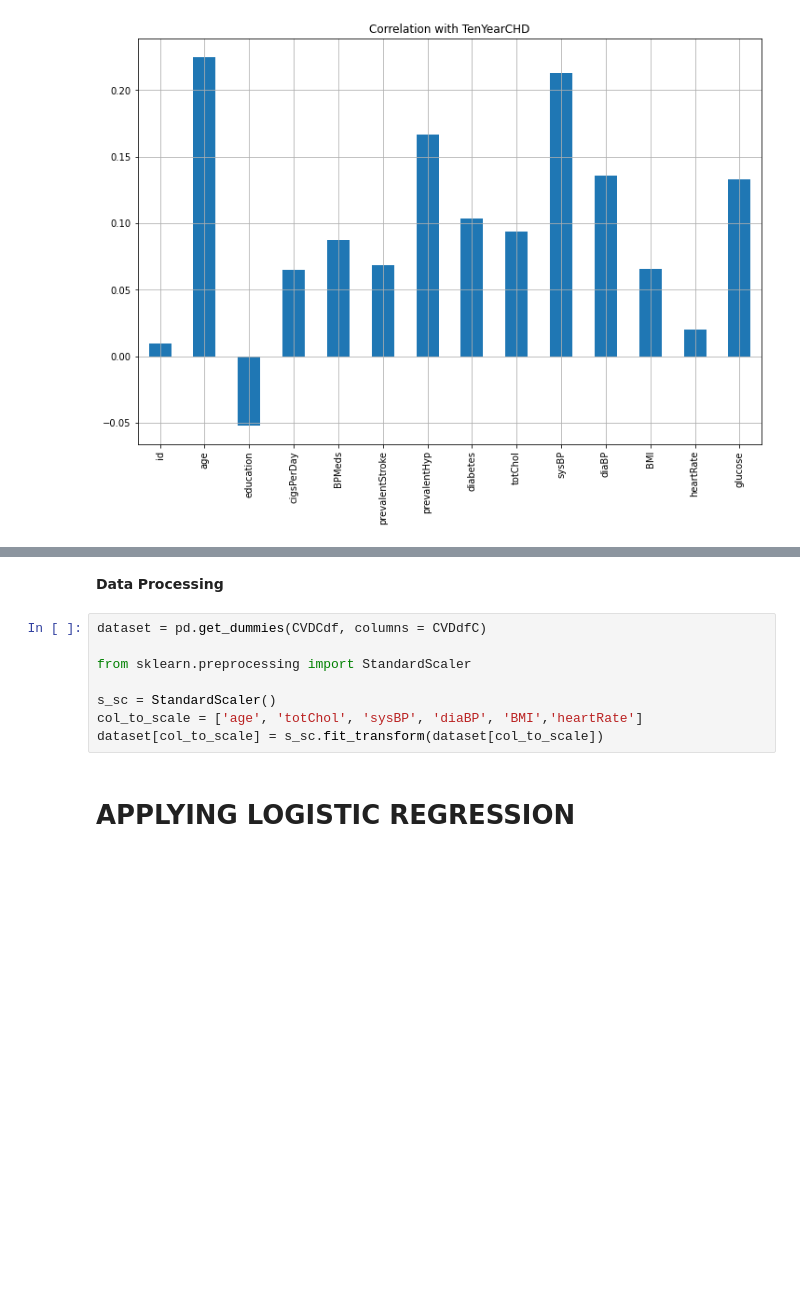
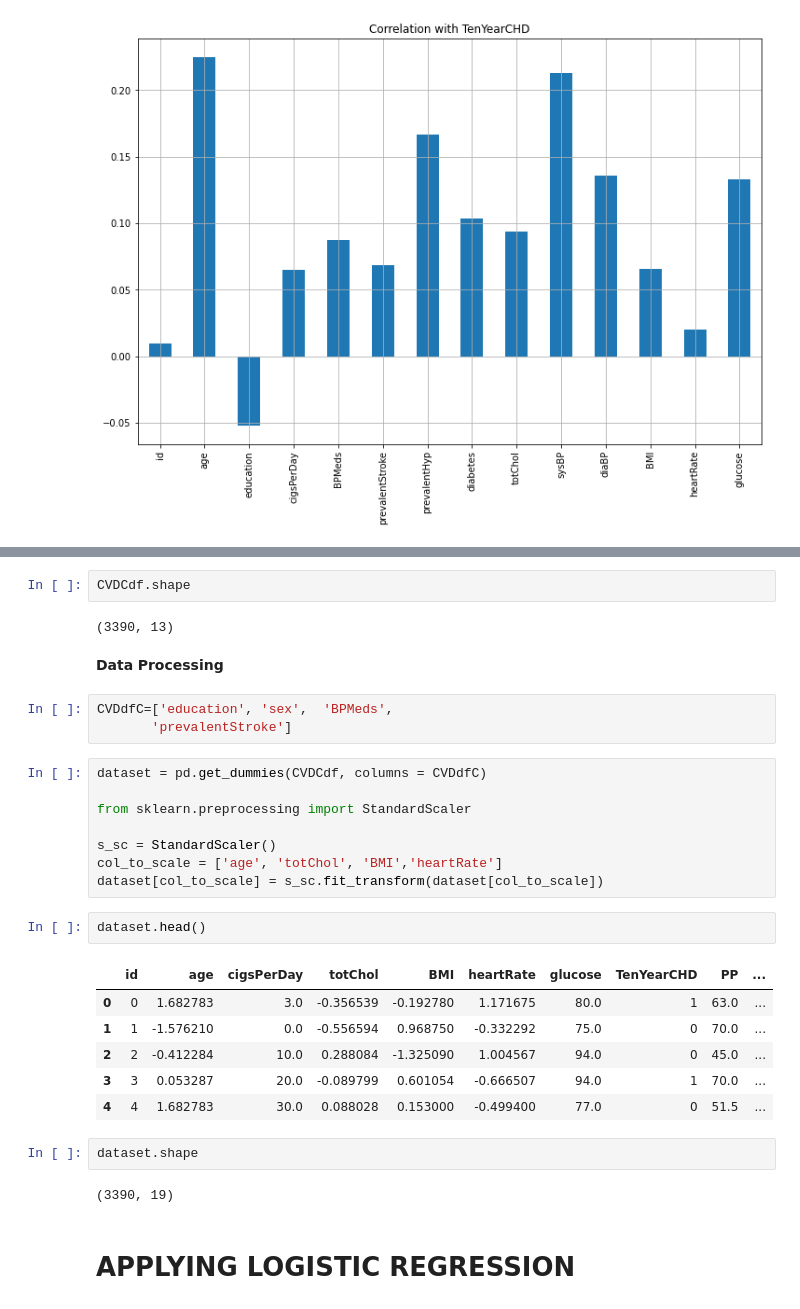
Before and after one commit to DrKamaleshR/CVD-classification, a Jupyter notebook: CVDriskclass.ipynb, the cells around one changed output, grey strips where cells are left out. Saved outputs shown, nothing was run; the diff lists cells and outputs as text; blank space fills up the shorter version.

```diff
--- a/CVDriskclass.ipynb
+++ b/CVDriskclass.ipynb
@@ -311,13 +328,33 @@ CVDCdf.drop('TenYearCHD', axis=1).corrwith(CVDCdf.TenYearCHD).plot(kind='bar', g
+# %%
+CVDCdf.shape
+# %% [output]
+(3390, 13)
 # %% [markdown]
 **Data** **Processing**
+# %%
+CVDdfC=['education', 'sex',  'BPMeds',
+       'prevalentStroke']
 # %%
 dataset = pd.get_dummies(CVDCdf, columns = CVDdfC)
 
 from sklearn.preprocessing import StandardScaler
 
 s_sc = StandardScaler()
-col_to_scale = ['age', 'totChol', 'sysBP', 'diaBP', 'BMI','heartRate']
+col_to_scale = ['age', 'totChol', 'BMI','heartRate']
 dataset[col_to_scale] = s_sc.fit_transform(dataset[col_to_scale])
+# %%
+dataset.head()
+# %% [output]
+|  | id | age | cigsPerDay | totChol | BMI | heartRate | glucose | TenYearCHD | PP | ... |
+| 0 | 0 | 1.682783 | 3.0 | -0.356539 | -0.192780 | 1.171675 | 80.0 | 1 | 63.0 | ... |
+| 1 | 1 | -1.576210 | 0.0 | -0.556594 | 0.968750 | -0.332292 | 75.0 | 0 | 70.0 | ... |
+| 2 | 2 | -0.412284 | 10.0 | 0.288084 | -1.325090 | 1.004567 | 94.0 | 0 | 45.0 | ... |
+| 3 | 3 | 0.053287 | 20.0 | -0.089799 | 0.601054 | -0.666507 | 94.0 | 1 | 70.0 | ... |
+| 4 | 4 | 1.682783 | 30.0 | 0.088028 | 0.153000 | -0.499400 | 77.0 | 0 | 51.5 | ... |
+# %%
+dataset.shape
+# %% [output]
+(3390, 19)
 # %% [markdown]
 # **APPLYING** **LOGISTIC** **REGRESSION**
 # %%
```
Also changed, not shown: parts of 10 cells of this notebook.
